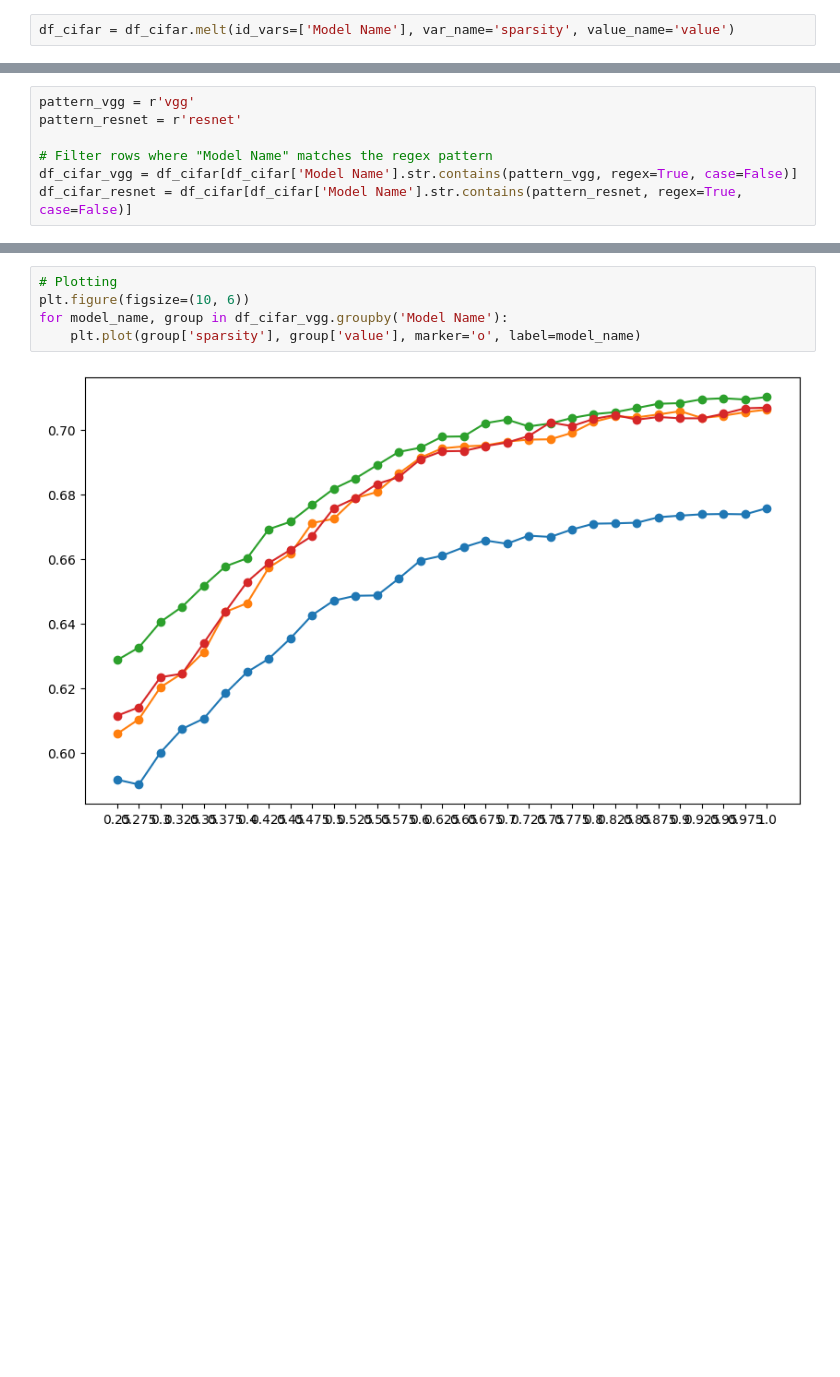
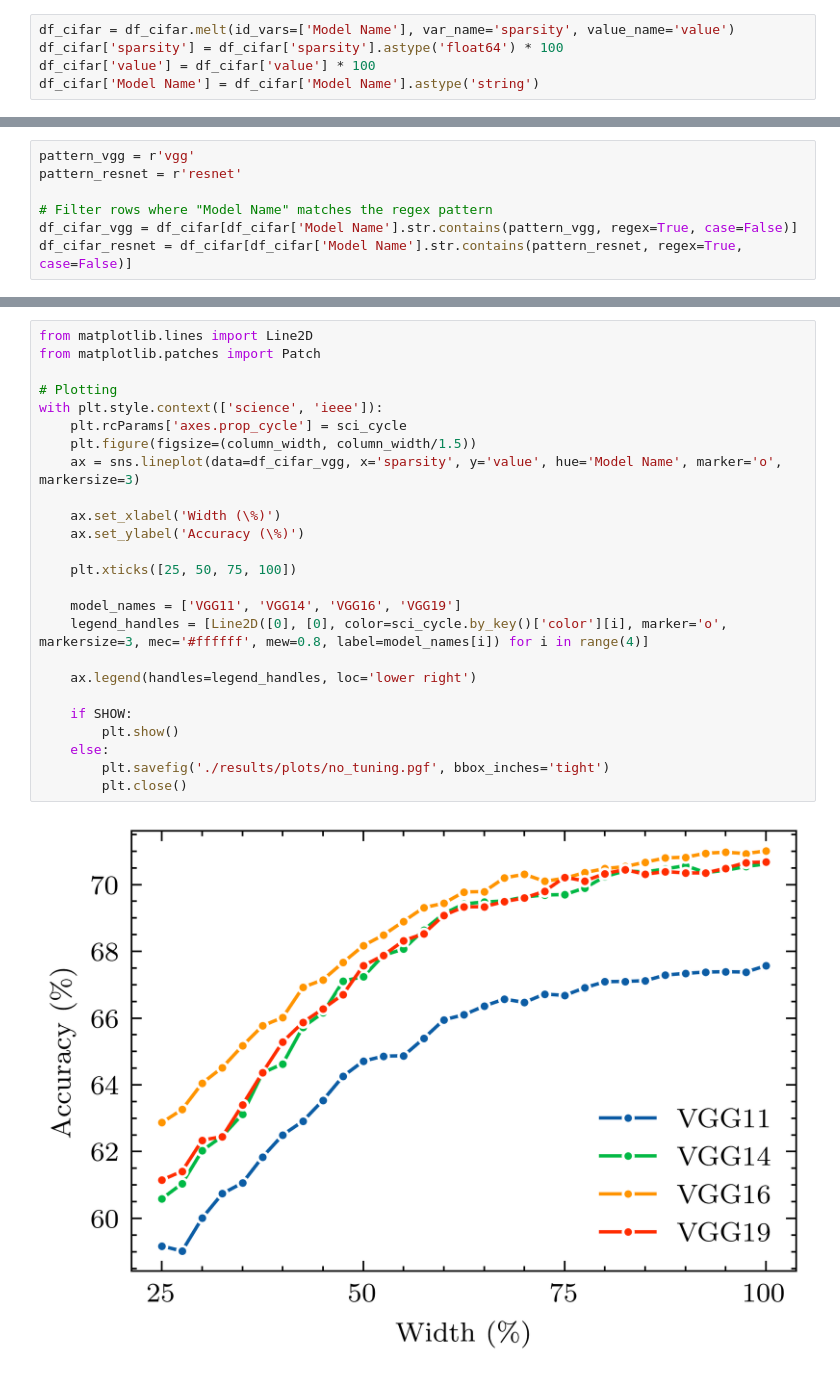
Before and after one commit to Didanny/slimmable-nn, a Jupyter notebook: plots.ipynb, the cells around one changed output, grey strips where cells are left out. Saved outputs shown, nothing was run; the diff lists cells and outputs as text; blank space fills up the shorter version.

```diff
--- a/plots.ipynb
+++ b/plots.ipynb
@@ -38,5 +38,8 @@ df_cifar
 8 rows × 32 columns
 # %%
 df_cifar = df_cifar.melt(id_vars=['Model Name'], var_name='sparsity', value_name='value')
+df_cifar['sparsity'] = df_cifar['sparsity'].astype('float64') * 100
+df_cifar['value'] = df_cifar['value'] * 100
+df_cifar['Model Name'] = df_cifar['Model Name'].astype('string')
 # %%
 df_cifar = df_cifar.sort_values(by=['Model Name', 'sparsity'])
@@ -73,7 +53,27 @@ for model_name, group in df_cifar_resnet.groupby('Model Name'):
-# %%
-# Plotting
-plt.figure(figsize=(10, 6))
-for model_name, group in df_cifar_vgg.groupby('Model Name'):
-    plt.plot(group['sparsity'], group['value'], marker='o', label=model_name)
-# %% [output]
-[figure, removed]
+# %%
+from matplotlib.lines import Line2D
+from matplotlib.patches import Patch
+
+# Plotting
+with plt.style.context(['science', 'ieee']):
+    plt.rcParams['axes.prop_cycle'] = sci_cycle
+    plt.figure(figsize=(column_width, column_width/1.5))
+    ax = sns.lineplot(data=df_cifar_vgg, x='sparsity', y='value', hue='Model Name', marker='o', markersize=3)
+
+    ax.set_xlabel('Width (\%)')
+    ax.set_ylabel('Accuracy (\%)')
+
+    plt.xticks([25, 50, 75, 100])
+
+    model_names = ['VGG11', 'VGG14', 'VGG16', 'VGG19']
+    legend_handles = [Line2D([0], [0], color=sci_cycle.by_key()['color'][i], marker='o', markersize=3, mec='#ffffff', mew=0.8, label=model_names[i]) for i in range(4)]
+
+    ax.legend(handles=legend_handles, loc='lower right')
+
+    if SHOW:
+        plt.show()
+    else:
+        plt.savefig('./results/plots/no_tuning.pgf', bbox_inches='tight')
+        plt.close()
+# %% [output]
+[figure, added]
```
Also changed, not shown: parts of 2 cells of this notebook, 3 other files.
